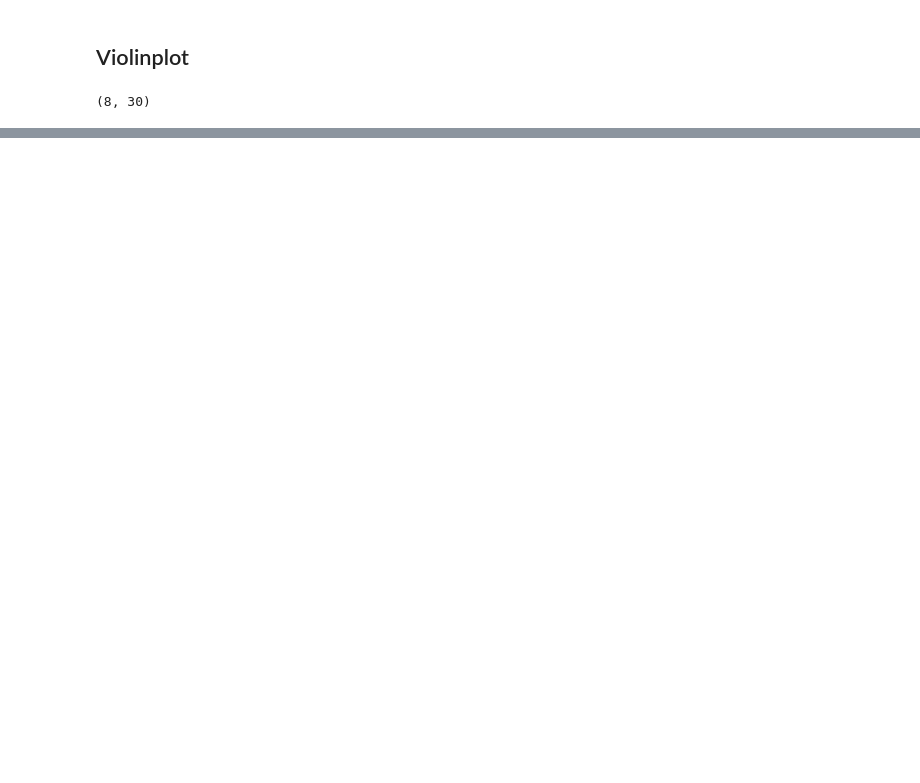
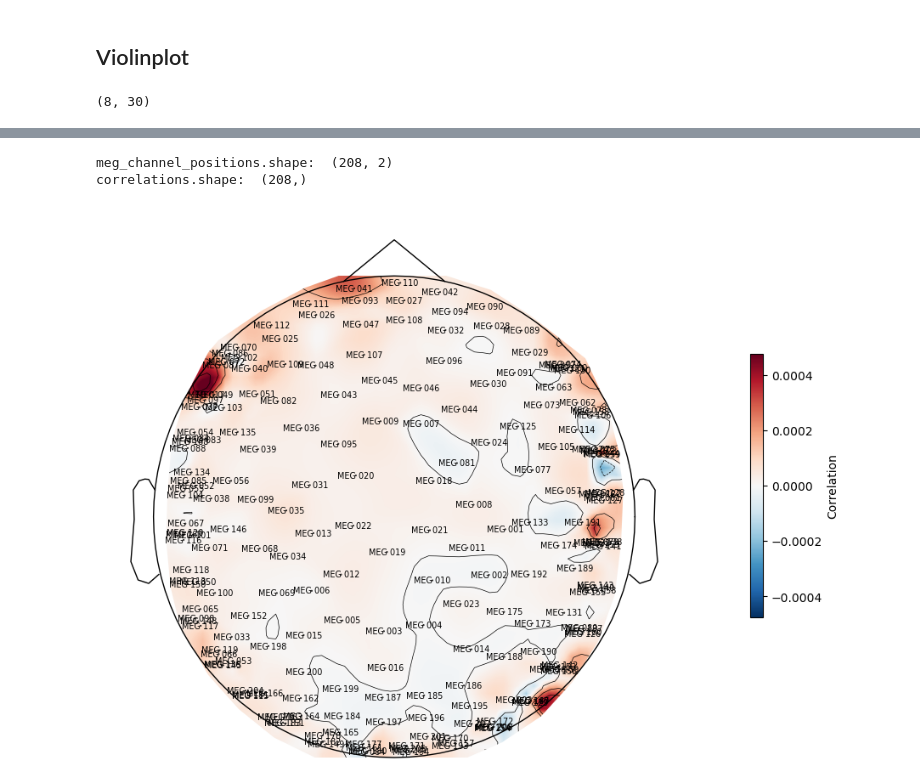
Before and after one commit to mattciff5/spect-to-meg, a Jupyter notebook: code/run_comparison2.ipynb, the cells around one changed output, grey strips where cells are left out. Cells and saved outputs as stored; diff of their text form; code cells hidden in the pictures; blank space fills up the shorter version.

```diff
--- a/code/run_comparison2.ipynb
+++ b/code/run_comparison2.ipynb
@@ -429,0 +491,6 @@ plt.show()
+# %%
+get_topomap(raw, get_mean_from_subjects_metrics(df_stft, "modified_r2", "complete"), (-0.000476, 0.000476))
+# %% [output]
+meg_channel_positions.shape:  (208, 2)
+correlations.shape:  (208,)
+[figure, added]
```
Also changed, not shown: parts of 19 cells of this notebook, 4 other files.
